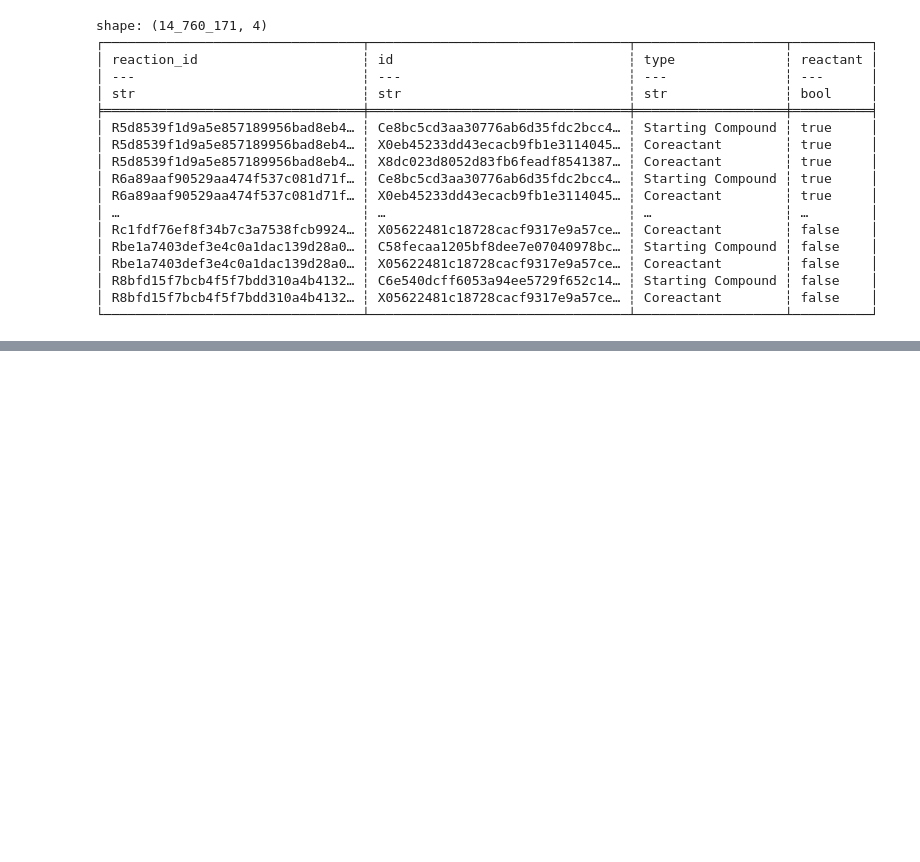
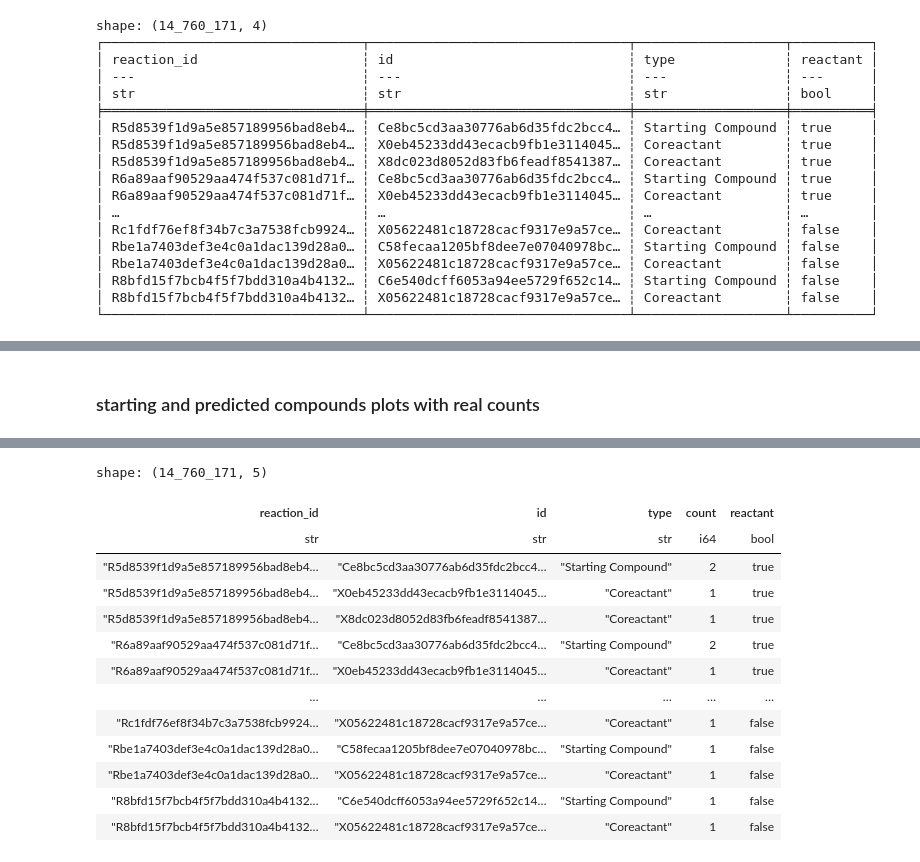
Before and after one commit to pamrein/expanded-naturalproduct-chemspace, a Jupyter notebook: expanded_naturalproduct_chemspace/compounds.ipynb, the cells around one changed output, grey strips where cells are left out. Saved outputs shown, nothing was run; the diff lists cells and outputs as text; code cells hidden in the pictures; blank space fills up the shorter version.

```diff
--- a/expanded_naturalproduct_chemspace/compounds.ipynb
+++ b/expanded_naturalproduct_chemspace/compounds.ipynb
@@ -267,0 +294,15 @@ print(result)
+# %% [markdown]
+### starting and predicted compounds plots with real counts
+# %%
+%%time
+
+df2 = pl.read_parquet("../data/MINES/reactions_compounds_list_with_counts.parquet")
+
+# Explode reactants and products
+reactants_exploded = df2.explode("reactants").select(pl.col(["reaction_id", "reactants"])).unnest("reactants").with_columns(pl.lit(True).alias('reactant'))
+products_exploded = df2.explode("products").select(pl.col(["reaction_id", "products"])).unnest("products").with_columns(pl.lit(False).alias('reactant'))
+
+df_comp2 = pl.concat([reactants_exploded, products_exploded], how="vertical")
+
+df_comp2
+# %% [output]
@@ -267,0 +311,14 @@ print(result)
+shape: (14_760_171, 5)
+| reaction_id | id | type | count | reactant |
+| str | str | str | i64 | bool |
+| "R5d8539f1d9a5e857189956bad8eb4… | "Ce8bc5cd3aa30776ab6d35fdc2bcc4… | "Starting Compound" | 2 | true |
+| "R5d8539f1d9a5e857189956bad8eb4… | "X0eb45233dd43ecacb9fb1e3114045… | "Coreactant" | 1 | true |
+| "R5d8539f1d9a5e857189956bad8eb4… | "X8dc023d8052d83fb6feadf8541387… | "Coreactant" | 1 | true |
+| "R6a89aaf90529aa474f537c081d71f… | "Ce8bc5cd3aa30776ab6d35fdc2bcc4… | "Starting Compound" | 2 | true |
+| "R6a89aaf90529aa474f537c081d71f… | "X0eb45233dd43ecacb9fb1e3114045… | "Coreactant" | 1 | true |
+| … | … | … | … | … |
+| "Rc1fdf76ef8f34b7c3a7538fcb9924… | "X05622481c18728cacf9317e9a57ce… | "Coreactant" | 1 | false |
+| "Rbe1a7403def3e4c0a1dac139d28a0… | "C58fecaa1205bf8dee7e07040978bc… | "Starting Compound" | 1 | false |
+| "Rbe1a7403def3e4c0a1dac139d28a0… | "X05622481c18728cacf9317e9a57ce… | "Coreactant" | 1 | false |
+| "R8bfd15f7bcb4f5f7bdd310a4b4132… | "C6e540dcff6053a94ee5729f652c14… | "Starting Compound" | 1 | false |
+| "R8bfd15f7bcb4f5f7bdd310a4b4132… | "X05622481c18728cacf9317e9a57ce… | "Coreactant" | 1 | false |
```
Also changed, not shown: parts of 8 cells of this notebook, 11 other files.
